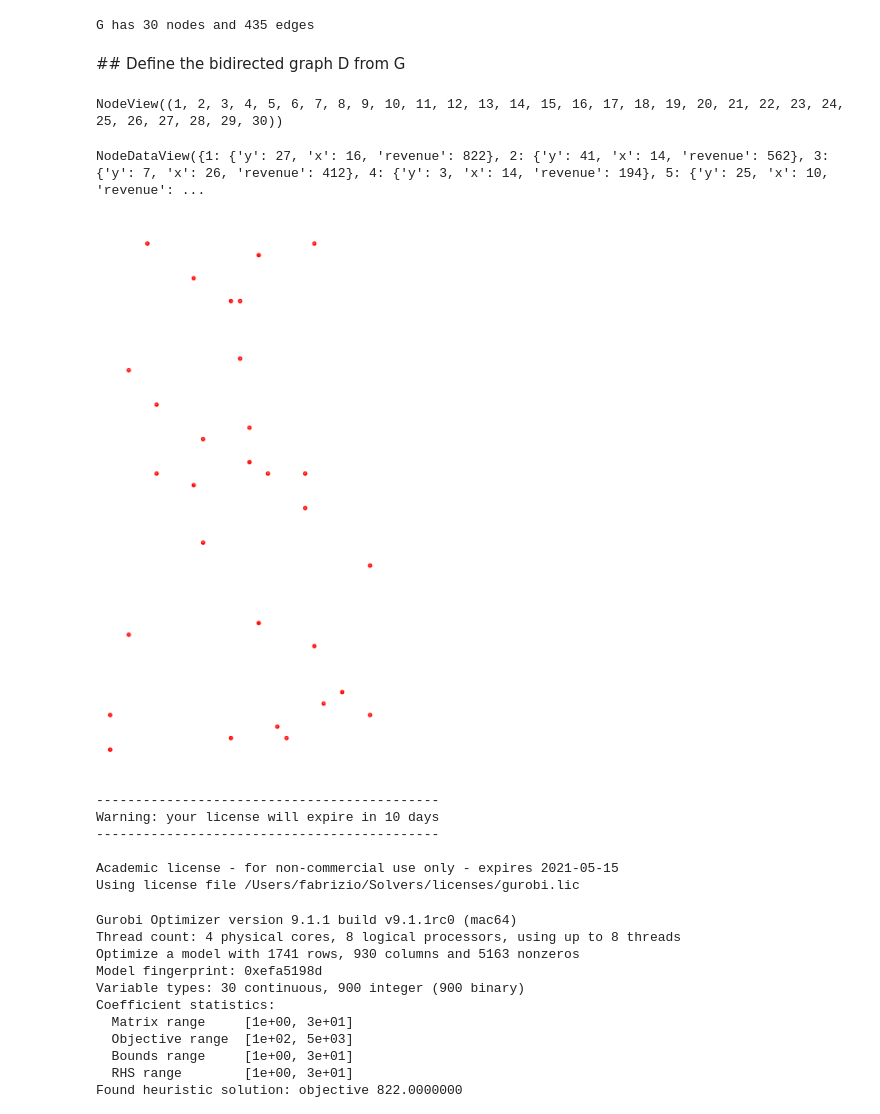
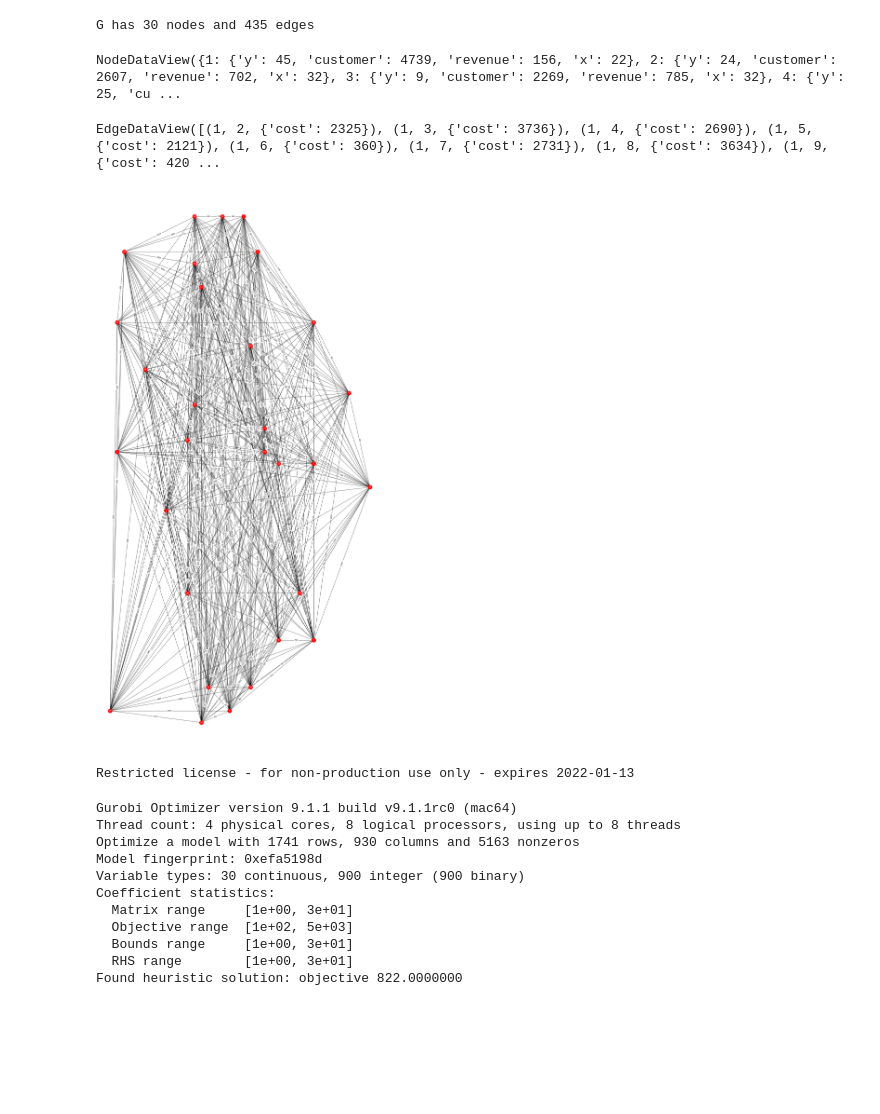
Before and after one commit to LeonardoSer/Magistrale_NEDAS, a Jupyter notebook: NetOpt/jupyter_notebooks/Exercises/PCST_Exercise.ipynb, the cells around one changed output. Drawn from its saved outputs; the diff is of its cells as text; code cells hidden in the pictures; blank space fills up the shorter version.

```diff
--- a/NetOpt/jupyter_notebooks/Exercises/PCST_Exercise.ipynb
+++ b/NetOpt/jupyter_notebooks/Exercises/PCST_Exercise.ipynb
@@ -160,18 +91,16 @@ class args:
     figsize = 30,60
     scale = 40
 # %%
-#
 # Read the graph in the graphML format
-#
 
-args.filename = 'pcst.gml'
+args.filename = 'ExPCST_2021.gml'
 
 basename = os.path.splitext(args.filename)[0]
 
-G = nx.read_graphml (args.filename, node_type=int)
+G = nx.read_graphml(args.filename, node_type=int)
+print ("G has", G.number_of_nodes(), "nodes and", G.number_of_edges(), "edges")
 
-print ("G has", G.number_of_nodes(), "nodes and", G.number_of_edges(), "edges")
+# rendiamo il grafo G diretto
+D = G.to_directed()
 # %% [output]
 G has 30 nodes and 435 edges
-# %% [markdown]
-## Define the bidirected graph D from G
@@ -180,25 +107,20 @@ D = G.to_directed()
-# %%
-G.nodes()
-# %% [output]
-NodeView((1, 2, 3, 4, 5, 6, 7, 8, 9, 10, 11, 12, 13, 14, 15, 16, 17, 18, 19, 20, 21, 22, 23, 24, 25, 26, 27, 28, 29, 30))
 # %%
 G.nodes(data=True)
 # %% [output]
-NodeDataView({1: {'y': 27, 'x': 16, 'revenue': 822}, 2: {'y': 41, 'x': 14, 'revenue': 562}, 3: {'y': 7, 'x': 26, 'revenue': 412}, 4: {'y': 3, 'x': 14, 'revenue': 194}, 5: {'y': 25, 'x': 10, 'revenue': ...
+NodeDataView({1: {'y': 45, 'customer': 4739, 'revenue': 156, 'x': 22}, 2: {'y': 24, 'customer': 2607, 'revenue': 702, 'x': 32}, 3: {'y': 9, 'customer': 2269, 'revenue': 785, 'x': 32}, 4: {'y': 25, 'cu ...
+# %%
+G.edges(data=True)
+# %% [output]
+EdgeDataView([(1, 2, {'cost': 2325}), (1, 3, {'cost': 3736}), (1, 4, {'cost': 2690}), (1, 5, {'cost': 2121}), (1, 6, {'cost': 360}), (1, 7, {'cost': 2731}), (1, 8, {'cost': 3634}), (1, 9, {'cost': 420 ...
 # %%
 root = 1
-
 pos = {i:(G.nodes[i]['x'] * args.scale,G.nodes[i]['y'] * args.scale) for i in G.nodes()}
-DrawInitG(G)
+DrawInitG(G, withedges=True)
 # %% [output]
-[figure, old version]
+[figure, new version]
 # %%
 pcst = gb.Model()
+pcst.ModelSense = gb.GRB.MAXIMIZE
 # %% [output]
---------------------------------------------
-Warning: your license will expire in 10 days
---------------------------------------------
-
-Academic license - for non-commercial use only - expires 2021-05-15
-Using license file /Users/fabrizio/Solvers/licenses/gurobi.lic
+Restricted license - for non-production use only - expires 2022-01-13
 # %%
```
Also changed, not shown: parts of 16 cells of this notebook.
